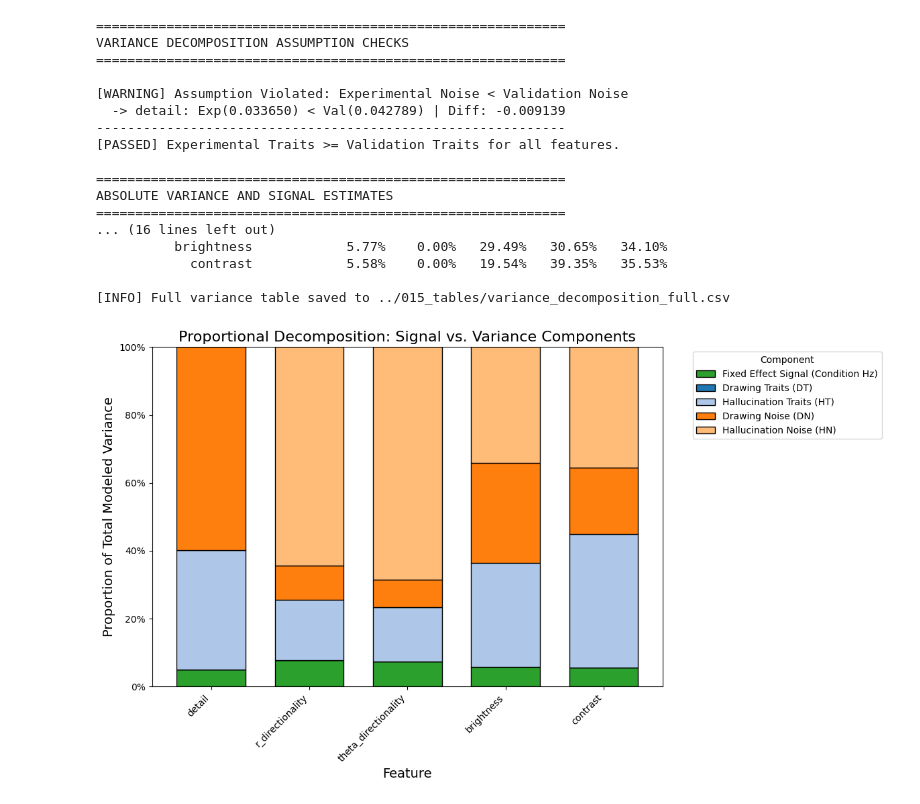
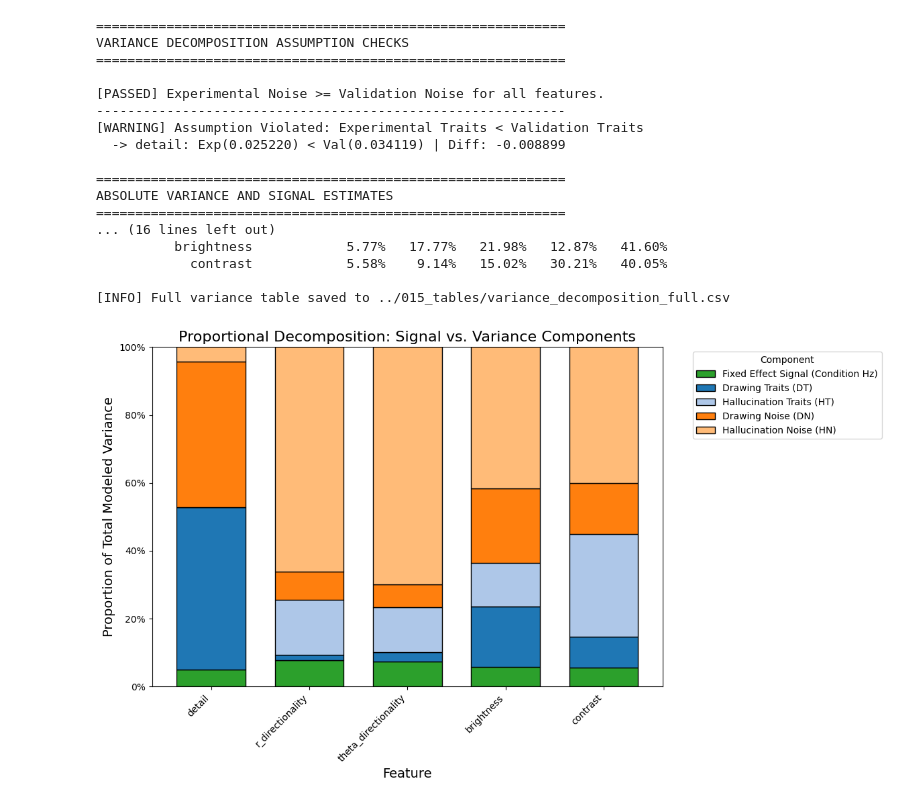
Before and after one commit to trevorhewitt/vizex_replication, a Jupyter notebook: 010_notebooks/040_variance.ipynb, the cells around one changed output. Drawn from its saved outputs; the diff is of its cells as text; code cells hidden in the pictures.

```diff
--- a/010_notebooks/040_variance.ipynb
+++ b/010_notebooks/040_variance.ipynb
@@ -9,7 +9,7 @@ pd.set_option('display.max_columns', None)
 pd.set_option('display.width', 1000)
 
 # 1. Load the comprehensive results
-df_val = pd.read_csv("../015_tables/validation_results_full.csv")
+df_val = pd.read_csv("../015_tables/validation_results_categorical.csv")
 df_exp = pd.read_csv("../015_tables/experimental_results_full.csv")
 
 df_combined = pd.merge(df_val, df_exp, on='Feature', suffixes=('_val', '_exp'))
@@ -82,36 +82,36 @@ colors = ['#2ca02c', '#1f77b4', '#aec7e8', '#ff7f0e', '#ffbb78']
 
 df_plot.plot(kind='bar', stacked=True, ax=ax, color=colors, edgecolor='black', width=0.7)
 
 ax.set_title('Proportional Decomposition: Signal vs. Variance Components', fontsize=16)
 ax.set_ylabel('Proportion of Total Modeled Variance', fontsize=14)
 ax.set_xlabel('Feature', fontsize=14)
 ax.set_ylim(0, 1)
 
 ax.yaxis.set_major_formatter(plt.FuncFormatter(lambda y, _: '{:.0%}'.format(y)))
 ax.legend(['Fixed Effect Signal (Condition Hz)', 'Drawing Traits (DT)', 'Hallucination Traits (HT)', 'Drawing Noise (DN)', 'Hallucination Noise (HN)'],
           title='Component', bbox_to_anchor=(1.05, 1), loc='upper left')
 
 plt.xticks(rotation=45, ha='right')
 plt.tight_layout()
 os.makedirs("../020_visualizations", exist_ok=True)
 plt.savefig("../020_visualizations/signal_vs_variance_ratio.png", dpi=300, bbox_inches='tight')
 plt.show()
 # %% [output]
 ============================================================
 VARIANCE DECOMPOSITION ASSUMPTION CHECKS
 ============================================================
 
-[WARNING] Assumption Violated: Experimental Noise < Validation Noise
-  -> detail: Exp(0.033650) < Val(0.042789) | Diff: -0.009139
+[PASSED] Experimental Noise >= Validation Noise for all features.
 ------------------------------------------------------------
-[PASSED] Experimental Traits >= Validation Traits for all features.
+[WARNING] Assumption Violated: Experimental Traits < Validation Traits
+  -> detail: Exp(0.025220) < Val(0.034119) | Diff: -0.008899
 
 ============================================================
 ABSOLUTE VARIANCE AND SIGNAL ESTIMATES
 ============================================================
 ... (16 lines left out)
-          brightness            5.77%    0.00%   29.49%   30.65%   34.10%
-            contrast            5.58%    0.00%   19.54%   39.35%   35.53%
+          brightness            5.77%   17.77%   21.98%   12.87%   41.60%
+            contrast            5.58%    9.14%   15.02%   30.21%   40.05%
 
 [INFO] Full variance table saved to ../015_tables/variance_decomposition_full.csv
-[figure, old version]
+[figure, new version]
```
Also changed, not shown: 6 other files.
